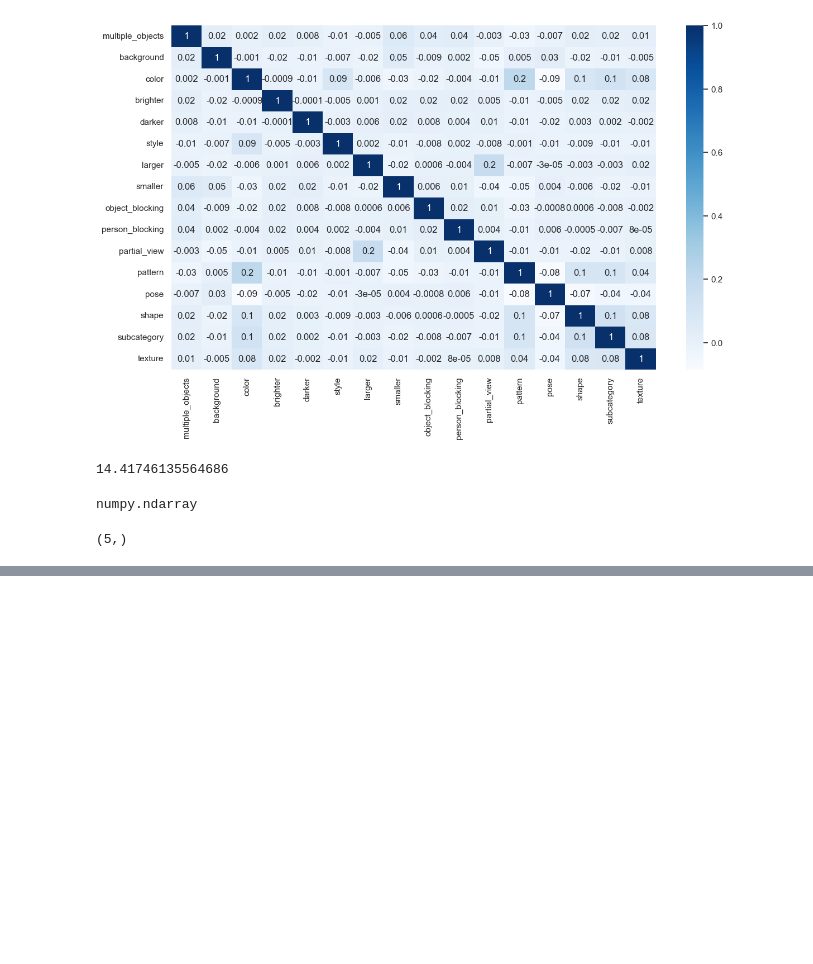
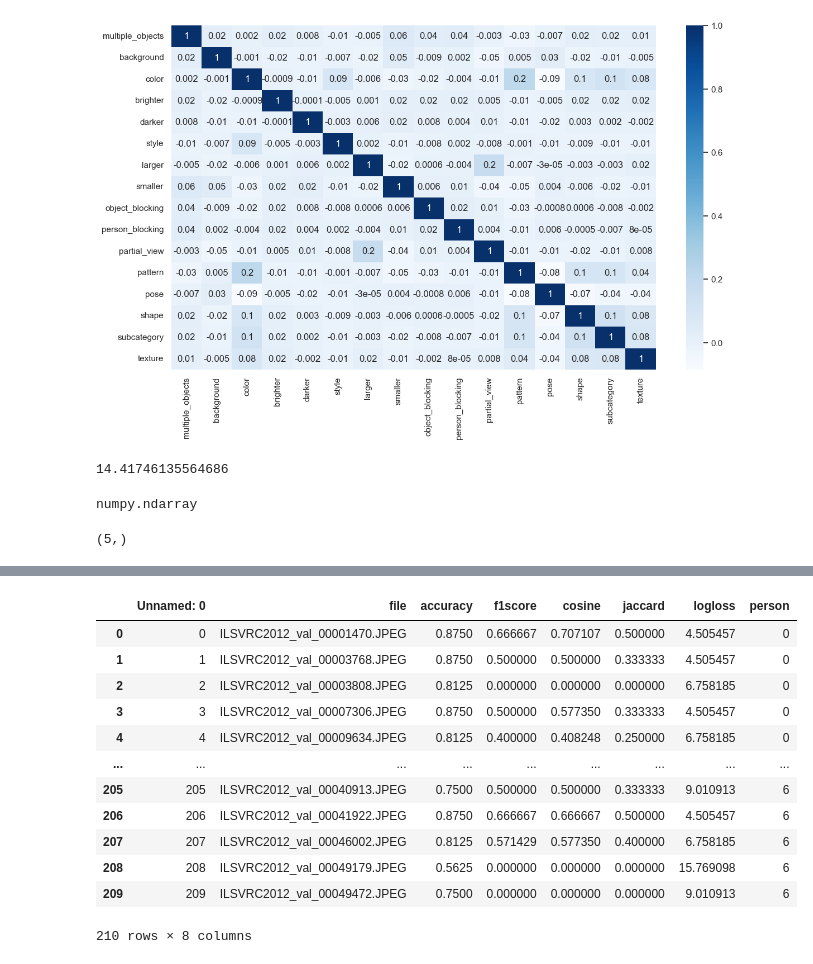
Before and after one commit to CarlAnSc/bachelor_project, a Jupyter notebook: Data_Analysis/GetValidationPics.ipynb, the cells around one changed output, grey strips where cells are left out. Cells and saved outputs as stored; diff of their text form; code cells hidden in the pictures; blank space fills up the shorter version.

```diff
--- a/Data_Analysis/GetValidationPics.ipynb
+++ b/Data_Analysis/GetValidationPics.ipynb
@@ -374,0 +395,16 @@ print(np.shape(pred))
+# %%
+df2
+# %% [output]
+|  | Unnamed: 0 | file | accuracy | f1score | cosine | jaccard | logloss | person |
+| 0 | 0 | ILSVRC2012_val_00001470.JPEG | 0.8750 | 0.666667 | 0.707107 | 0.500000 | 4.505457 | 0 |
+| 1 | 1 | ILSVRC2012_val_00003768.JPEG | 0.8750 | 0.500000 | 0.500000 | 0.333333 | 4.505457 | 0 |
+| 2 | 2 | ILSVRC2012_val_00003808.JPEG | 0.8125 | 0.000000 | 0.000000 | 0.000000 | 6.758185 | 0 |
+| 3 | 3 | ILSVRC2012_val_00007306.JPEG | 0.8750 | 0.500000 | 0.577350 | 0.333333 | 4.505457 | 0 |
+| 4 | 4 | ILSVRC2012_val_00009634.JPEG | 0.8125 | 0.400000 | 0.408248 | 0.250000 | 6.758185 | 0 |
+| ... | ... | ... | ... | ... | ... | ... | ... | ... |
+| 205 | 205 | ILSVRC2012_val_00040913.JPEG | 0.7500 | 0.500000 | 0.500000 | 0.333333 | 9.010913 | 6 |
+| 206 | 206 | ILSVRC2012_val_00041922.JPEG | 0.8750 | 0.666667 | 0.666667 | 0.500000 | 4.505457 | 6 |
+| 207 | 207 | ILSVRC2012_val_00046002.JPEG | 0.8125 | 0.571429 | 0.577350 | 0.400000 | 6.758185 | 6 |
+| 208 | 208 | ILSVRC2012_val_00049179.JPEG | 0.5625 | 0.000000 | 0.000000 | 0.000000 | 15.769098 | 6 |
+| 209 | 209 | ILSVRC2012_val_00049472.JPEG | 0.7500 | 0.000000 | 0.000000 | 0.000000 | 9.010913 | 6 |
+210 rows × 8 columns
```
Also changed, not shown: parts of 7 cells of this notebook, 7 other files.
